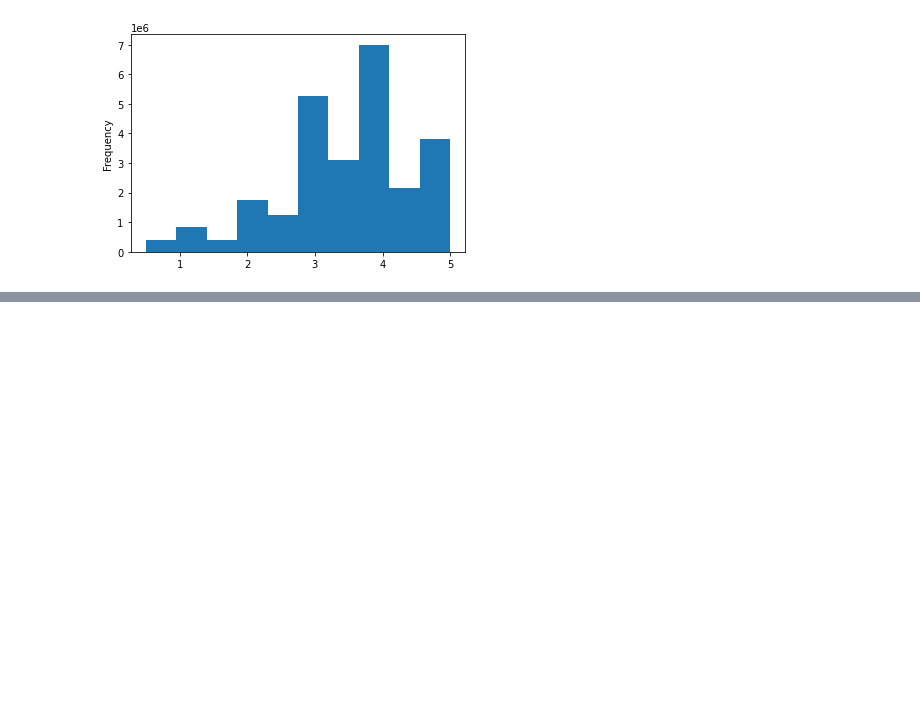
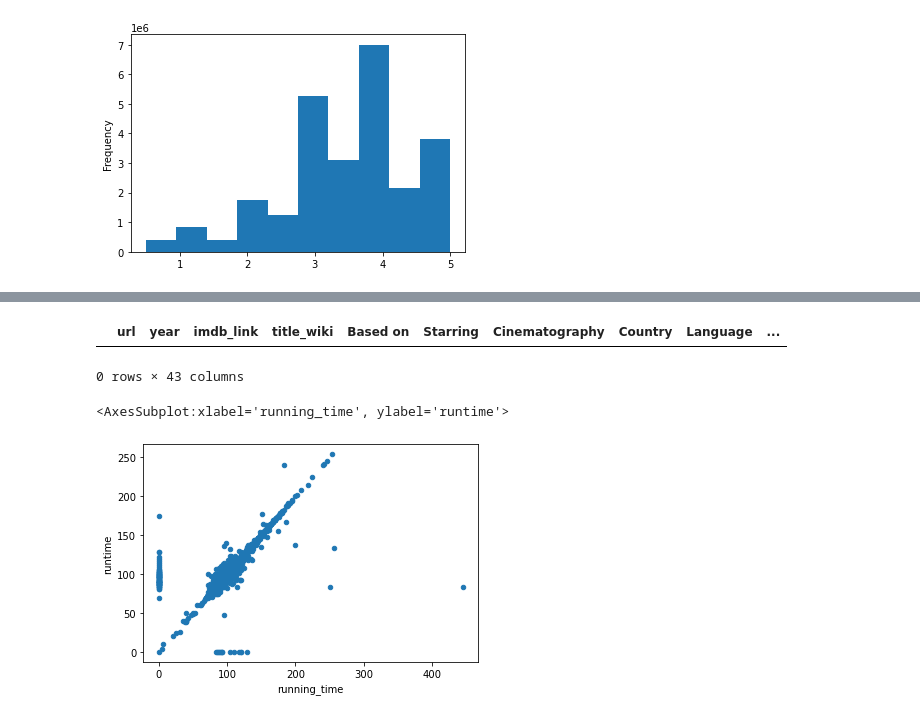
Before and after one commit to tmmytwllms/Movies-ETL, a Jupyter notebook: Untitled.ipynb, the cells around one changed output, grey strips where cells are left out. Saved outputs shown, nothing was run; the diff lists cells and outputs as text; code cells hidden in the pictures; blank space fills up the shorter version.

Commit message:
Combined the wiki_movies dataframe and kaggle_metadata dataframe and parse the matching columns to determine what to keep

```diff
--- a/Untitled.ipynb
+++ b/Untitled.ipynb
@@ -485,7 +553,7 @@ box_office.str.extract(f'({form_one}|{form_two})')
 # %%
 def parse_dollars(s):
     # if s is not a string, return NaN
-    if s != str:
+    if type(s) != str:
         return np.nan
 
     # if input is of the form $###.# million
@@ -501,7 +569,7 @@ def parse_dollars(s):
         return value
 
     # if input is of the form $###.# billion
-    if re.match(r'\$\s*\d+\.?\d*\s*milli?on', s, flags=re.IGNORECASE):
+    elif re.match(r'\$\s*\d+\.?\d*\s*milli?on', s, flags=re.IGNORECASE):
 
         # remove dollar sign and " billion"
         s=re.sub('\$|\s|[a-zA-Z]',"",s)
@@ -513,7 +581,7 @@ def parse_dollars(s):
         return value
 
     # if input is of the form $###,###,###
-    if re.match(r'\$\s*\d{1,3}(?:[,\.]\d{3})+(?!\s[mb]illion)',s,flags=re.IGNORECASE):
+    elif re.match(r'\$\s*\d{1,3}(?:[,\.]\d{3})+(?!\s[mb]illion)',s,flags=re.IGNORECASE):
 
         # remove dollar sign and commas
         s=re.sub('\$|,',"",s)
@@ -522,7 +590,8 @@ def parse_dollars(s):
         value=float(s)
 
         # return value
-        return valuebudget = wiki_movies_df['Budget'].dropna()
+        return value
 
     # otherwise, return NaN
-    return np.nan
+    else:
+        return np.nan
@@ -620,4 +734,4 @@ release_date.str.extract(f'({date_form_one}|{date_form_two}|{date_form_three}|{d
 7001 rows × 1 columns
 # %%
 #Use pandas to convert all the extracted values into datetime structure
-wiki_movies_df['Release date']=pd.to_datetime(release_date.str.extract(f'({date_form_one}|{date_form_two}|{date_form_three}|{date_form_four})')[0],infer_datetime_format=True)
+wiki_movies_df['release_date']=pd.to_datetime(release_date.str.extract(f'({date_form_one}|{date_form_two}|{date_form_three}|{date_form_four})')[0],infer_datetime_format=True)
@@ -623,0 +753,2 @@ wiki_movies_df['Release date']=pd.to_datetime(release_date.str.extract(f'({date_
+# %%
+wiki_movies_df.drop('Release date', axis=1, inplace=True)
@@ -806,0 +864,3 @@ Name: rating, dtype: float64
+# %%
+movies_df = pd.merge(wiki_movies_df, kaggle_metadata, on='imdb_id', suffixes=['_wiki','_kaggle'])
+movies_df.dtypes
@@ -806,0 +928,11 @@ Name: rating, dtype: float64
+# %%
+# Show any rows where title_kaggle is empty
+movies_df[(movies_df['title_kaggle'] == '') | (movies_df['title_kaggle'].isnull())]
+# %% [output]
+|  | url | year | imdb_link | title_wiki | Based on | Starring | Cinematography | Country | Language | ... |
+0 rows × 43 columns
+# %%
+movies_df.fillna(0).plot(x='running_time', y='runtime', kind='scatter')
+# %% [output]
+<AxesSubplot:xlabel='running_time', ylabel='runtime'>
+[figure, added]
```
Also changed, not shown: parts of 38 cells of this notebook.
